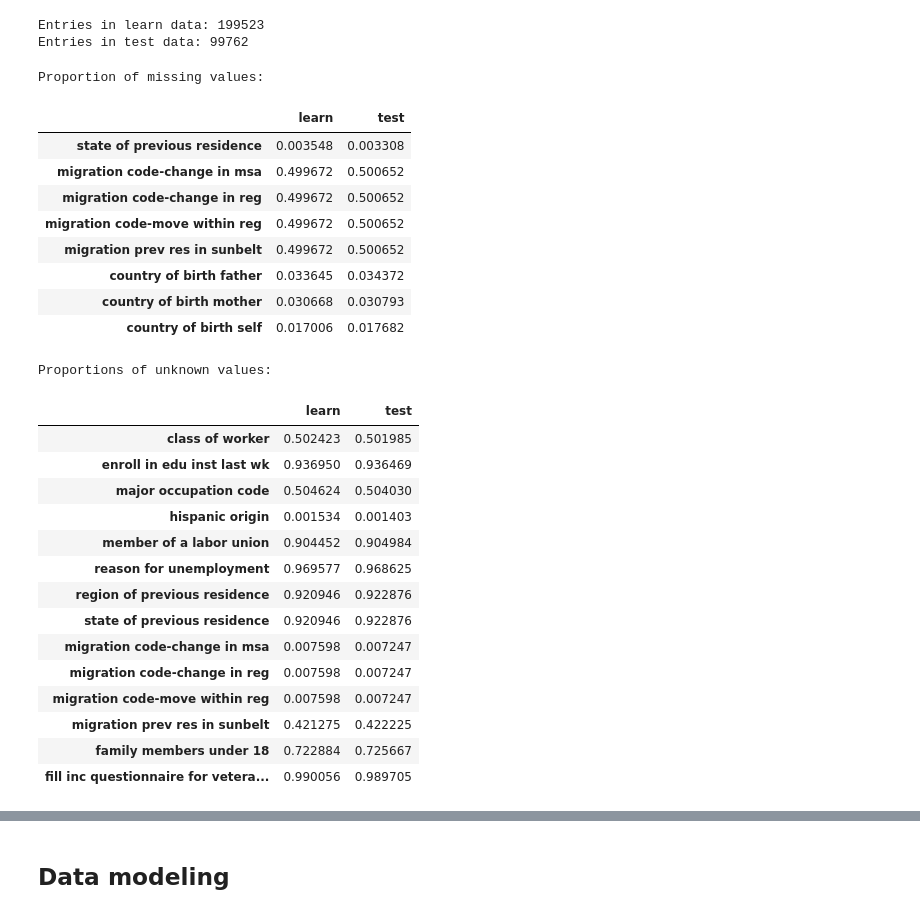
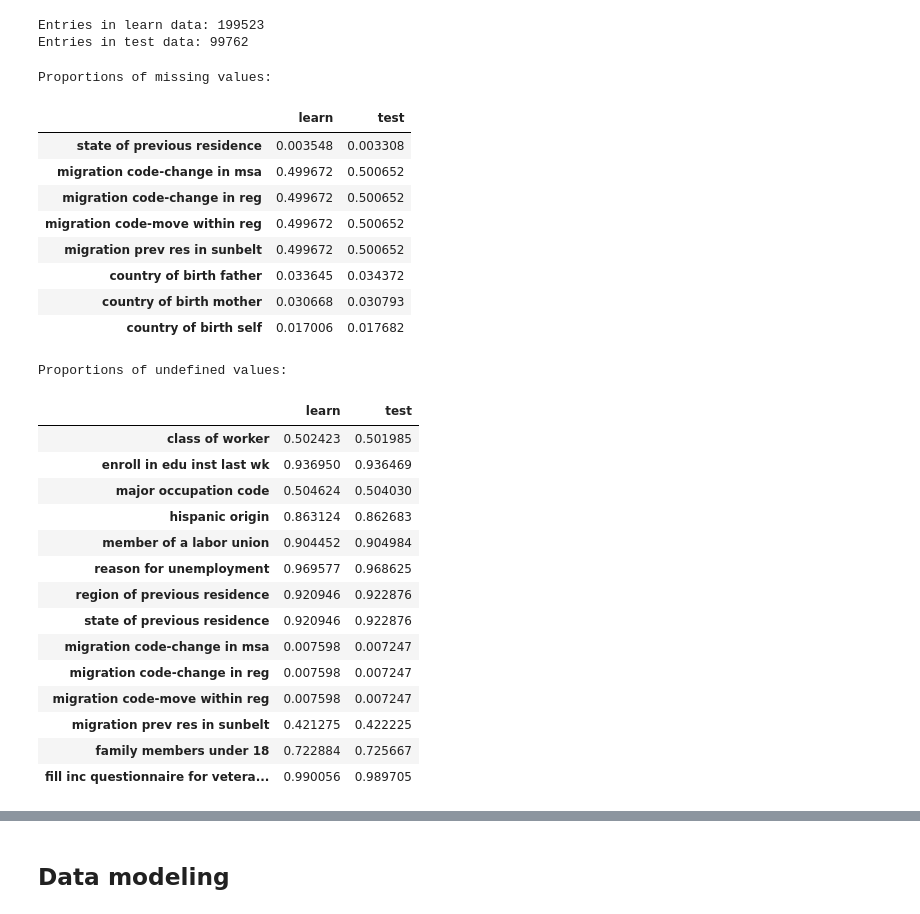
Before and after one commit to antonindurieux/US_census_analysis, a Jupyter notebook: us_census_analysis.ipynb, the cells around one changed output, grey strips where cells are left out. Drawn from its saved outputs; the diff is of its cells as text; code cells hidden in the pictures.

```diff
--- a/us_census_analysis.ipynb
+++ b/us_census_analysis.ipynb
@@ -31,6 +27,7 @@ learn_df = pd.read_csv(
     usecols=[i for i in range(42) if i != 24],
     dtype=dtype_dict,
     sep=", ",
+    engine="python",
 )
 test_df = pd.read_csv(
     "data/us_census_full/census_income_test.csv",
@@ -38,6 +35,7 @@ test_df = pd.read_csv(
     usecols=[i for i in range(42) if i != 24],
     dtype=dtype_dict,
     sep=", ",
+    engine="python",
 )
 # %%
 numerical_cols = list(learn_df.columns[learn_df.dtypes == int])
@@ -58,7 +56,7 @@ missing_values = pd.concat(
 ).rename(columns={0: "learn", 1: "test"})
 missing_values[missing_values.sum(axis=1) > 0]
 # %% [output]
-Proportion of missing values:
+Proportions of missing values:
 |  | learn | test |
 | state of previous residence | 0.003548 | 0.003308 |
 | migration code-change in msa | 0.499672 | 0.500652 |
@@ -69,22 +67,24 @@ Proportion of missing values:
 | country of birth mother | 0.030668 | 0.030793 |
 | country of birth self | 0.017006 | 0.017682 |
 # %%
-print("Proportions of unknown values:")
+print("Proportions of undefined values:")
 unknown_values = pd.concat(
     [
-        learn_df.isin(["Not in universe", "Do not know", "NA"]).sum() / len(learn_df),
-        test_df.isin(["Not in universe", "Do not know", "NA"]).sum() / len(test_df),
+        learn_df.isin(["Not in universe", "Do not know", "NA", "All other"]).sum()
+        / len(learn_df),
+        test_df.isin(["Not in universe", "Do not know", "NA", "All other"]).sum()
+        / len(test_df),
     ],
     axis=1,
 ).rename(columns={0: "learn", 1: "test"})
 unknown_values[unknown_values.sum(axis=1) > 0]
 # %% [output]
-Proportions of unknown values:
+Proportions of undefined values:
 |  | learn | test |
 | class of worker | 0.502423 | 0.501985 |
 | enroll in edu inst last wk | 0.936950 | 0.936469 |
 | major occupation code | 0.504624 | 0.504030 |
-| hispanic origin | 0.001534 | 0.001403 |
+| hispanic origin | 0.863124 | 0.862683 |
 | member of a labor union | 0.904452 | 0.904984 |
 | reason for unemployment | 0.969577 | 0.968625 |
 | region of previous residence | 0.920946 | 0.922876 |
```
Also changed, not shown: parts of 21 cells of this notebook, 2 other files.
